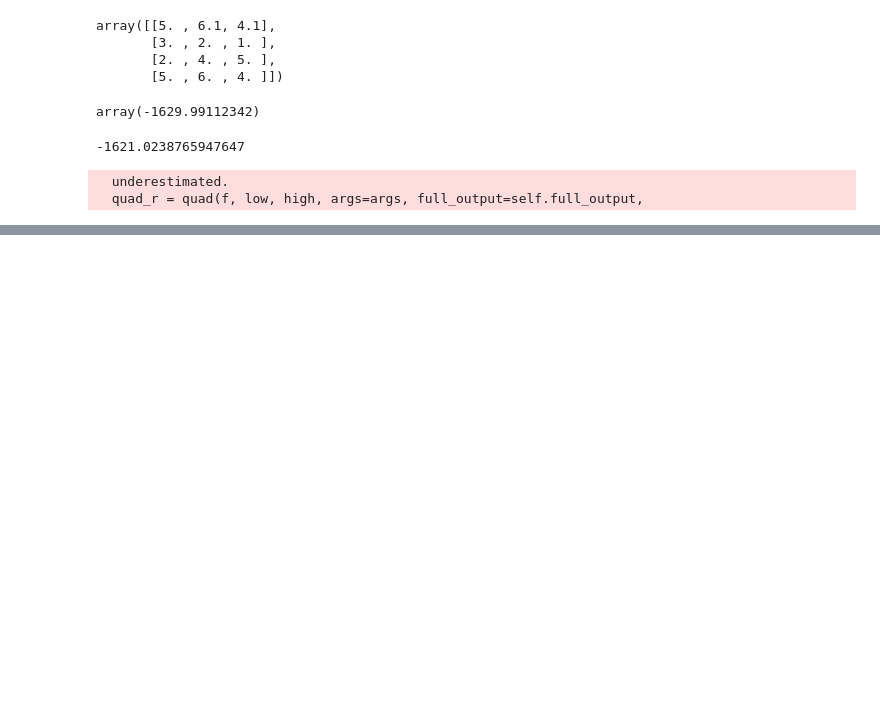
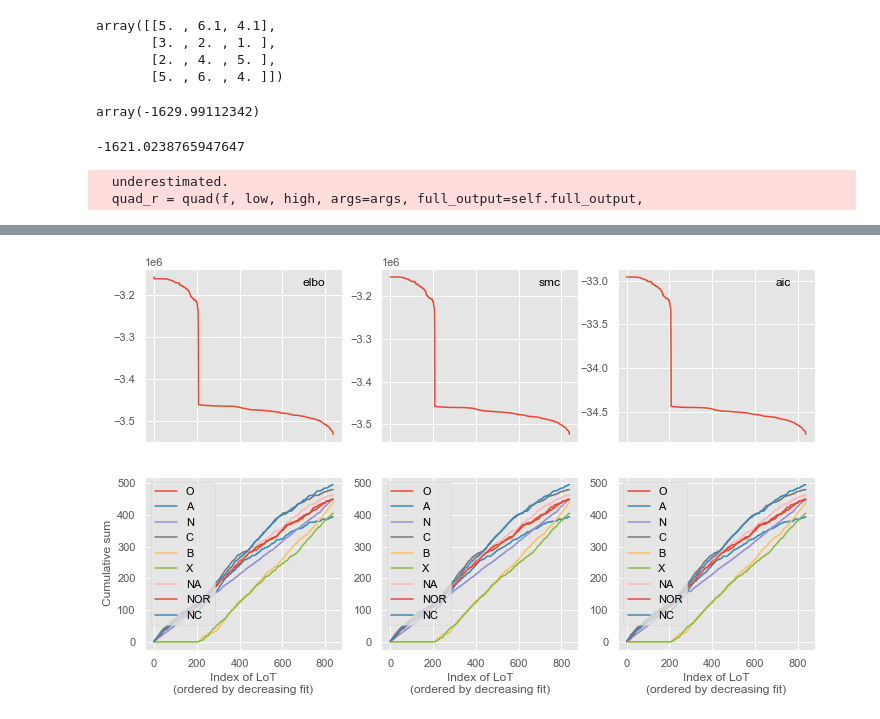
Before and after one commit to thelogicalgrammar/inferringLoT, a Jupyter notebook: NeuralNetworksLoT/bayesianModel/rapid_tests.ipynb, the cells around one changed output, grey strips where cells are left out. Cells and saved outputs as stored; diff of their text form; code cells hidden in the pictures; blank space fills up the shorter version.

```diff
--- a/bayesianModel/rapid_tests.ipynb
+++ b/NeuralNetworksLoT/bayesianModel/rapid_tests.ipynb
@@ -622,0 +569,4 @@ freq_reg = analysis.run_frequentist_regression()
+# %%
+indices_to_operators_df = LoT_indices_to_operators(
+    use_whole_effective_LoT_indices=True
+)
@@ -622,0 +586,43 @@ freq_reg = analysis.run_frequentist_regression()
+# %%
+indices_to_operators_df['smc'] = loglik_smc
+indices_to_operators_df['aic'] = AICs
+indices_to_operators_df['elbo'] = elbos_list
+# %%
+plt.style.use('ggplot')
+
+fig, axes = plt.subplots(2,3, figsize=(12,7), sharex=True)
+
+for i, name in enumerate(['elbo', 'smc', 'aic']):
+
+    (
+        indices_to_operators_df
+        .sort_values(name, ascending=False)
+        .reset_index(drop=True)
+        [name]
+        .plot(ax=axes[0,i])
+    )
+
+    (
+        indices_to_operators_df
+        .sort_values(name, ascending=False)
+        .cumsum(axis=0)
+        .loc[:,'O':'NC']
+        .reset_index(drop=True)
+        .plot(ax=axes[1,i])
+    )
+
+    axes[0,i].text(
+        0.8,
+        0.9,
+        name,transform = axes[0,i].transAxes,
+        c='black',
+        fontsize='large'
+    )
+    for t in axes[1,i].get_legend().get_texts():
+        t.set_color('black')
+    axes[1,i].set_xlabel('Index of LoT\n(ordered by decreasing fit)')
+
+axes[1,0].set_ylabel('Cumulative sum')
+plt.show()
+# %% [output]
+[figure, added]
```
Also changed, not shown: parts of 71 cells of this notebook, 26 other files.
